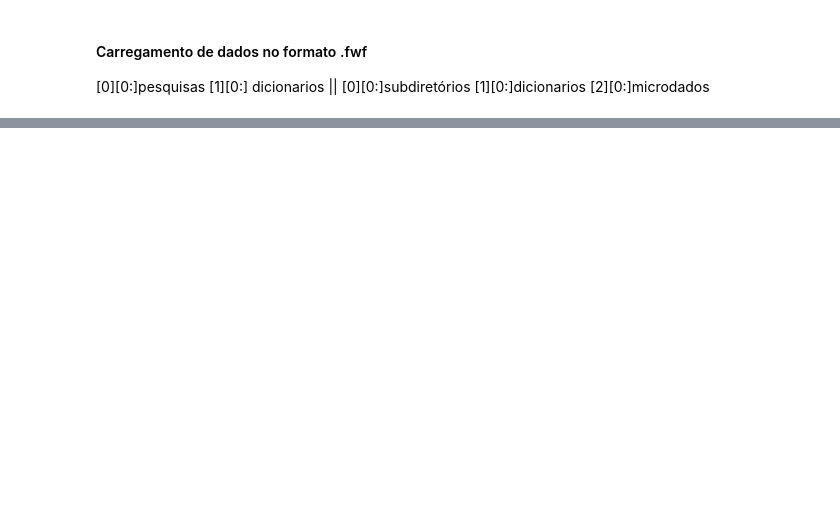
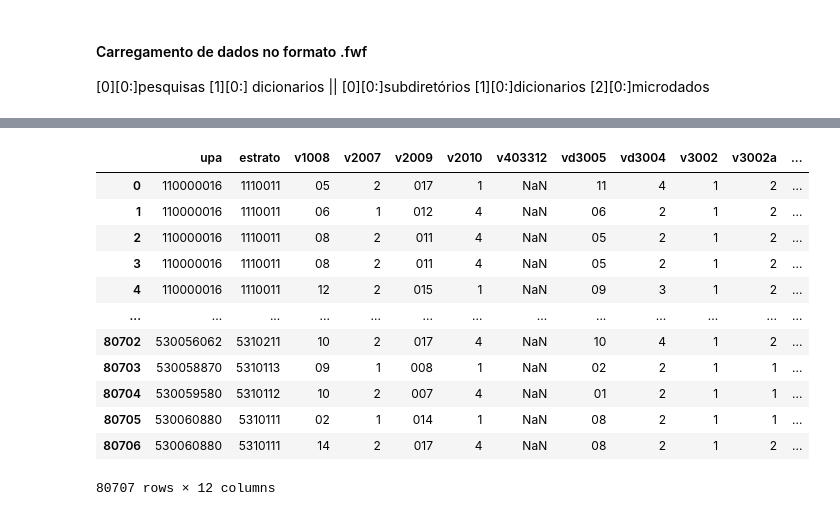
Before and after one commit to GCPeppe/analise-PNAD-educacao, a Jupyter notebook: PNAD2.ipynb, the cells around one changed output, grey strips where cells are left out. Drawn from its saved outputs; the diff is of its cells as text; code cells hidden in the pictures; blank space fills up the shorter version.

```diff
--- a/PNAD2.ipynb
+++ b/PNAD2.ipynb
@@ -230,0 +41,5 @@ def moradores_mesmo_domicilio(dfA, dfB):
+# %%
+pnad = loadData(directory=directory[1], n_fields=220, lastPos=3478)
+pnad2 = loadData(directory=directory[2], n_fields=220, lastPos=3478)
+pnad = pd.concat([pnad, pnad2])
+del pnad2
@@ -230,0 +148,13 @@ def moradores_mesmo_domicilio(dfA, dfB):
+# %%
+variaveis = ['upa','estrato','v1008', 'v2007', 'v2009', 'v2010', 'v403312','vd3005'] + \
+            ['v4001', 'v4002', 'vd3004', 'v3002', 'v3002a']
+idadeEscolar = pnad[
+                        ((pnad['v2009'].astype(int)>3)&(pnad['v2009'].astype(int)<18))&
+                        ((pnad['v2005']=='04')|(pnad['v2005']=='05'))&
+                        (pnad['vd3004'].dropna().astype(int)<5)
+                                                                        ][variaveis]
+idadeEscolar.reset_index(drop=True, inplace=True)
+# %%
+idadeEscolar['trabalha'] = [1 if (x[0]=='1' or x[1]=='1') else '2' if (x[0]=='2' or x[1]=='2') else np.nan
+ for x in zip(idadeEscolar['v4001'], idadeEscolar['v4002'])]
+idadeEscolar.drop(['v4001', 'v4002'], axis=1, inplace=True)
@@ -230,0 +165,16 @@ def moradores_mesmo_domicilio(dfA, dfB):
+# %%
+idadeEscolar
+# %% [output]
+|  | upa | estrato | v1008 | v2007 | v2009 | v2010 | v403312 | vd3005 | vd3004 | v3002 | v3002a | ... |
+| 0 | 110000016 | 1110011 | 05 | 2 | 017 | 1 | NaN | 11 | 4 | 1 | 2 | ... |
+| 1 | 110000016 | 1110011 | 06 | 1 | 012 | 4 | NaN | 06 | 2 | 1 | 2 | ... |
+| 2 | 110000016 | 1110011 | 08 | 2 | 011 | 4 | NaN | 05 | 2 | 1 | 2 | ... |
+| 3 | 110000016 | 1110011 | 08 | 2 | 011 | 4 | NaN | 05 | 2 | 1 | 2 | ... |
+| 4 | 110000016 | 1110011 | 12 | 2 | 015 | 1 | NaN | 09 | 3 | 1 | 2 | ... |
+| ... | ... | ... | ... | ... | ... | ... | ... | ... | ... | ... | ... | ... |
+| 80702 | 530056062 | 5310211 | 10 | 2 | 017 | 4 | NaN | 10 | 4 | 1 | 2 | ... |
+| 80703 | 530058870 | 5310113 | 09 | 1 | 008 | 1 | NaN | 02 | 2 | 1 | 1 | ... |
+| 80704 | 530059580 | 5310112 | 10 | 2 | 007 | 4 | NaN | 01 | 2 | 1 | 1 | ... |
+| 80705 | 530060880 | 5310111 | 02 | 1 | 014 | 1 | NaN | 08 | 2 | 1 | 1 | ... |
+| 80706 | 530060880 | 5310111 | 14 | 2 | 017 | 4 | NaN | 08 | 2 | 1 | 2 | ... |
+80707 rows × 12 columns
```
Also changed, not shown: parts of 59 cells of this notebook.
